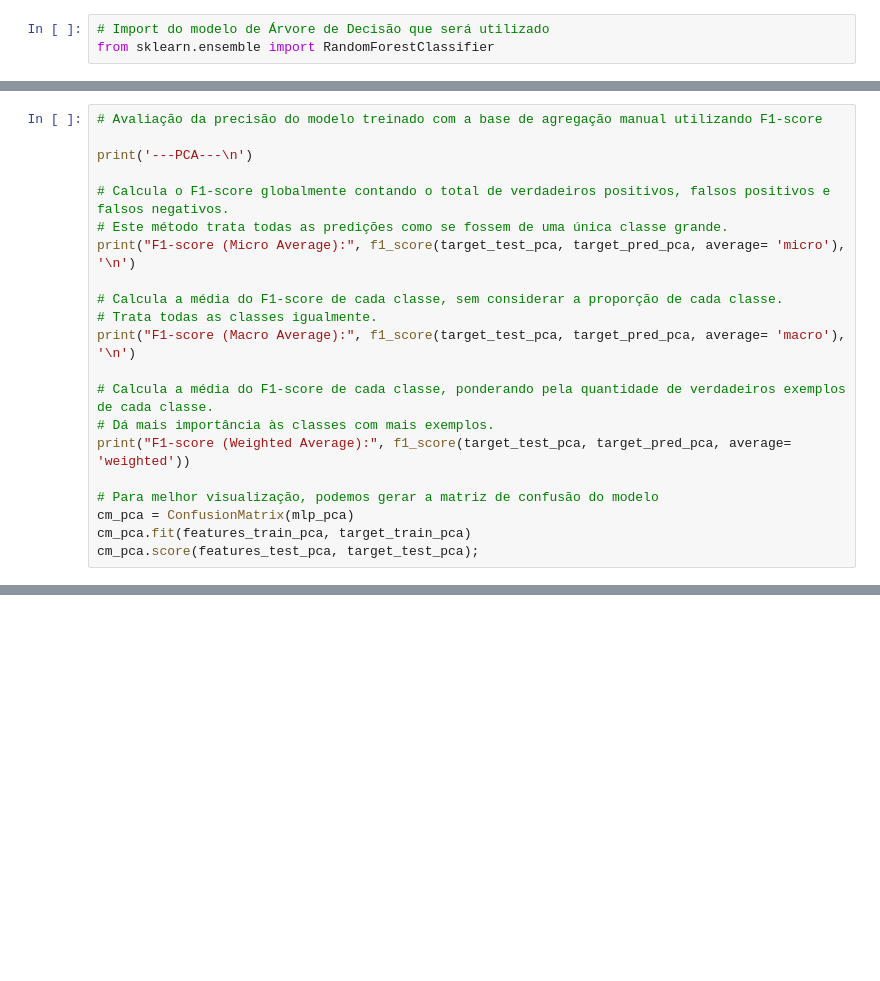
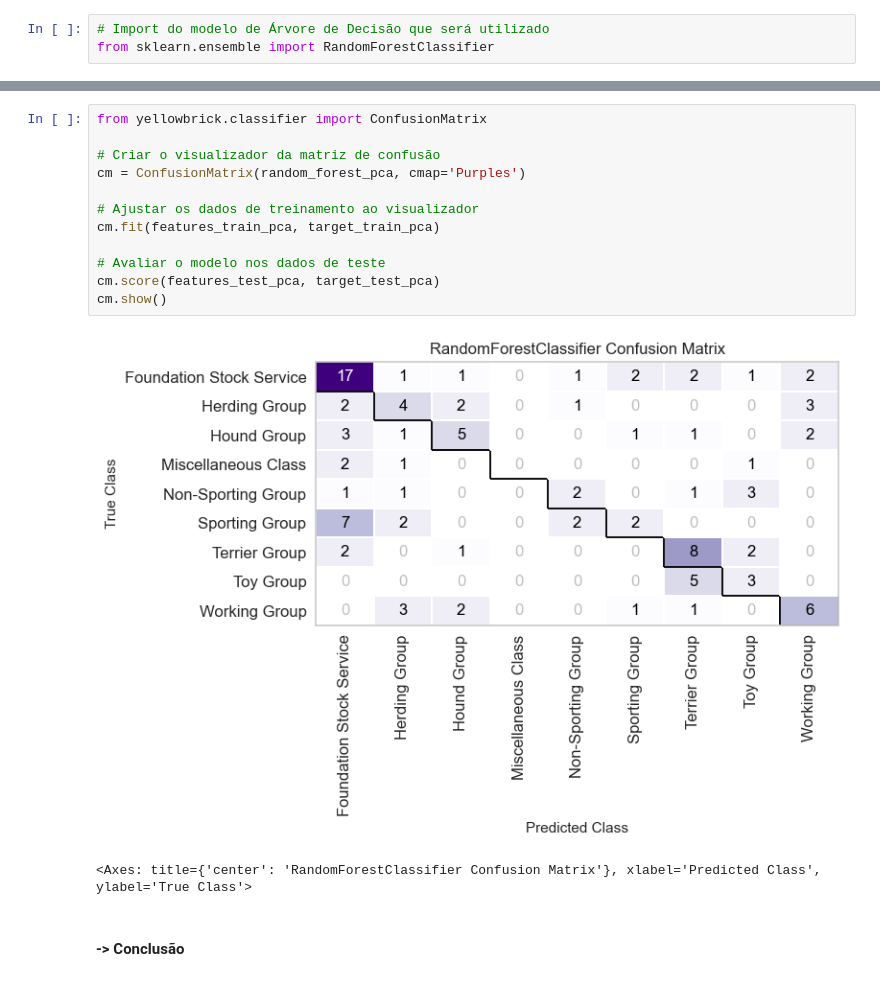
Before and after one commit to anacsantos0/Prova_IA-, a Jupyter notebook: teste.ipynb, the cells around one changed output, grey strips where cells are left out. Cells and saved outputs as stored; diff of their text form; blank space fills up the shorter version.

```diff
--- a/teste.ipynb
+++ b/teste.ipynb
@@ -837,21 +669,0 @@ cm.score(features_test, target_test);
-# %%
-# Avaliação da precisão do modelo treinado com a base de agregação manual utilizando F1-score
-
-print('---PCA---\n')
-
-# Calcula o F1-score globalmente contando o total de verdadeiros positivos, falsos positivos e falsos negativos.
-# Este método trata todas as predições como se fossem de uma única classe grande.
-print("F1-score (Micro Average):", f1_score(target_test_pca, target_pred_pca, average= 'micro'), '\n')
-
-# Calcula a média do F1-score de cada classe, sem considerar a proporção de cada classe.
-# Trata todas as classes igualmente.
-print("F1-score (Macro Average):", f1_score(target_test_pca, target_pred_pca, average= 'macro'), '\n')
-
-# Calcula a média do F1-score de cada classe, ponderando pela quantidade de verdadeiros exemplos de cada classe.
-# Dá mais importância às classes com mais exemplos.
-print("F1-score (Weighted Average):", f1_score(target_test_pca, target_pred_pca, average= 'weighted'))
-
-# Para melhor visualização, podemos gerar a matriz de confusão do modelo
-cm_pca = ConfusionMatrix(mlp_pca)
-cm_pca.fit(features_train_pca, target_train_pca)
-cm_pca.score(features_test_pca, target_test_pca);
@@ -896,0 +745,17 @@ plt.show()
+# %%
+from yellowbrick.classifier import ConfusionMatrix
+
+# Criar o visualizador da matriz de confusão
+cm = ConfusionMatrix(random_forest_pca, cmap='Purples')
+
+# Ajustar os dados de treinamento ao visualizador
+cm.fit(features_train_pca, target_train_pca)
+
+# Avaliar o modelo nos dados de teste
+cm.score(features_test_pca, target_test_pca)
+cm.show()
+# %% [output]
+[figure, added]
+<Axes: title={'center': 'RandomForestClassifier Confusion Matrix'}, xlabel='Predicted Class', ylabel='True Class'>
+# %% [markdown]
+#### -> Conclusão
```
Also changed, not shown: parts of 81 cells of this notebook, 1 other file.
